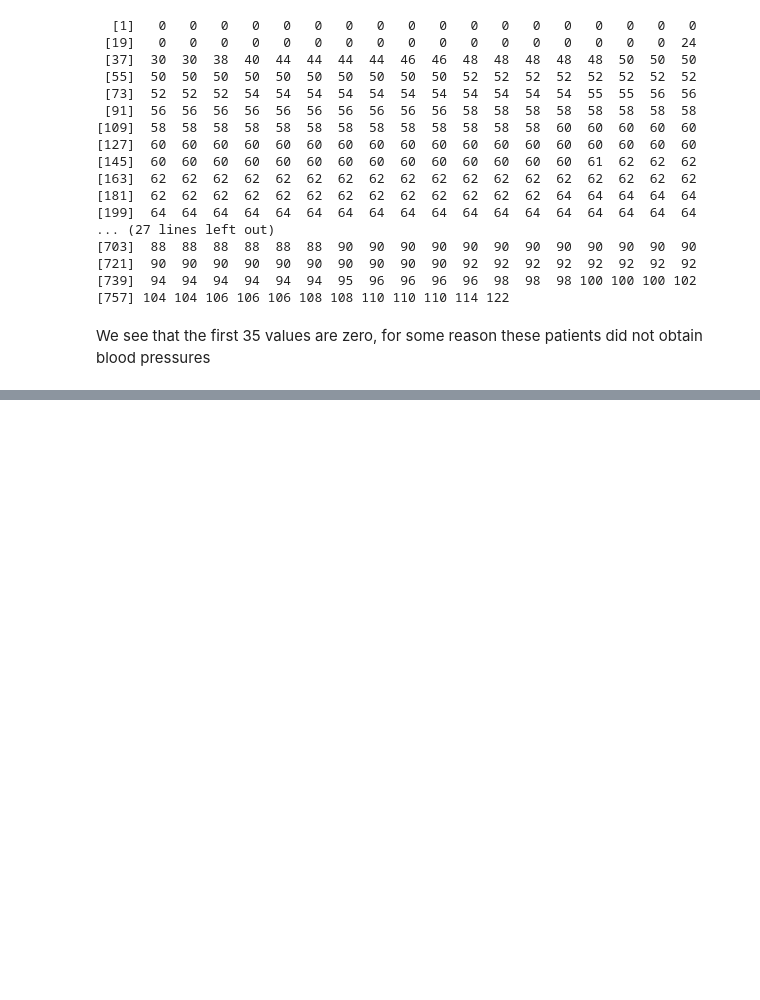
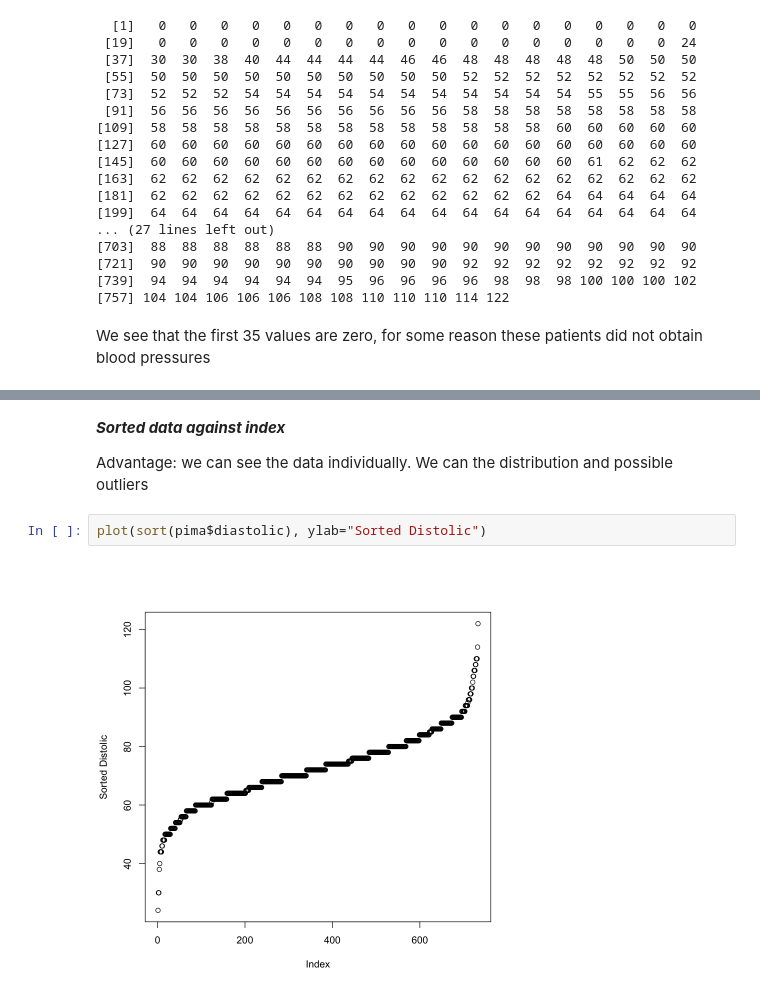
Before and after one commit to rajansawhney/linear-models-with-R, a Jupyter notebook: notebook/01-intro.ipynb, the cells around one changed output, grey strips where cells are left out. Cells and saved outputs as stored; diff of their text form; blank space fills up the shorter version.

```diff
--- a/notebook/01-intro.ipynb
+++ b/notebook/01-intro.ipynb
@@ -84,0 +146,8 @@ We see that the first 35 values are zero, for some reason these patients did not
+# %% [markdown]
+___Sorted data against index___
+
+Advantage: we can see the data individually. We can the distribution and possible outliers
+# %%
+plot(sort(pima$diastolic), ylab="Sorted Distolic")
+# %% [output]
+[figure, added]
```
Also changed, not shown: parts of 23 cells of this notebook, 1 other file.
